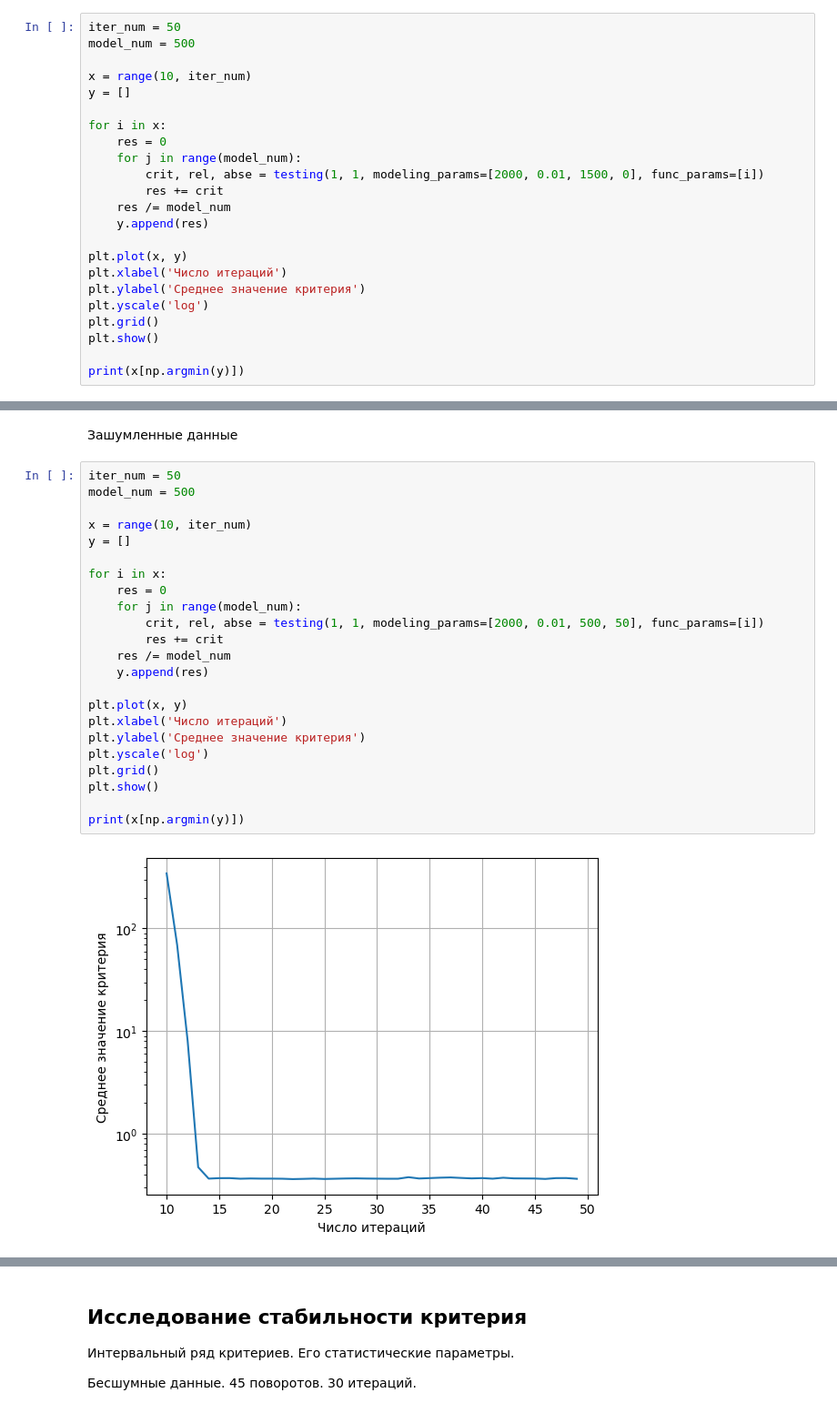
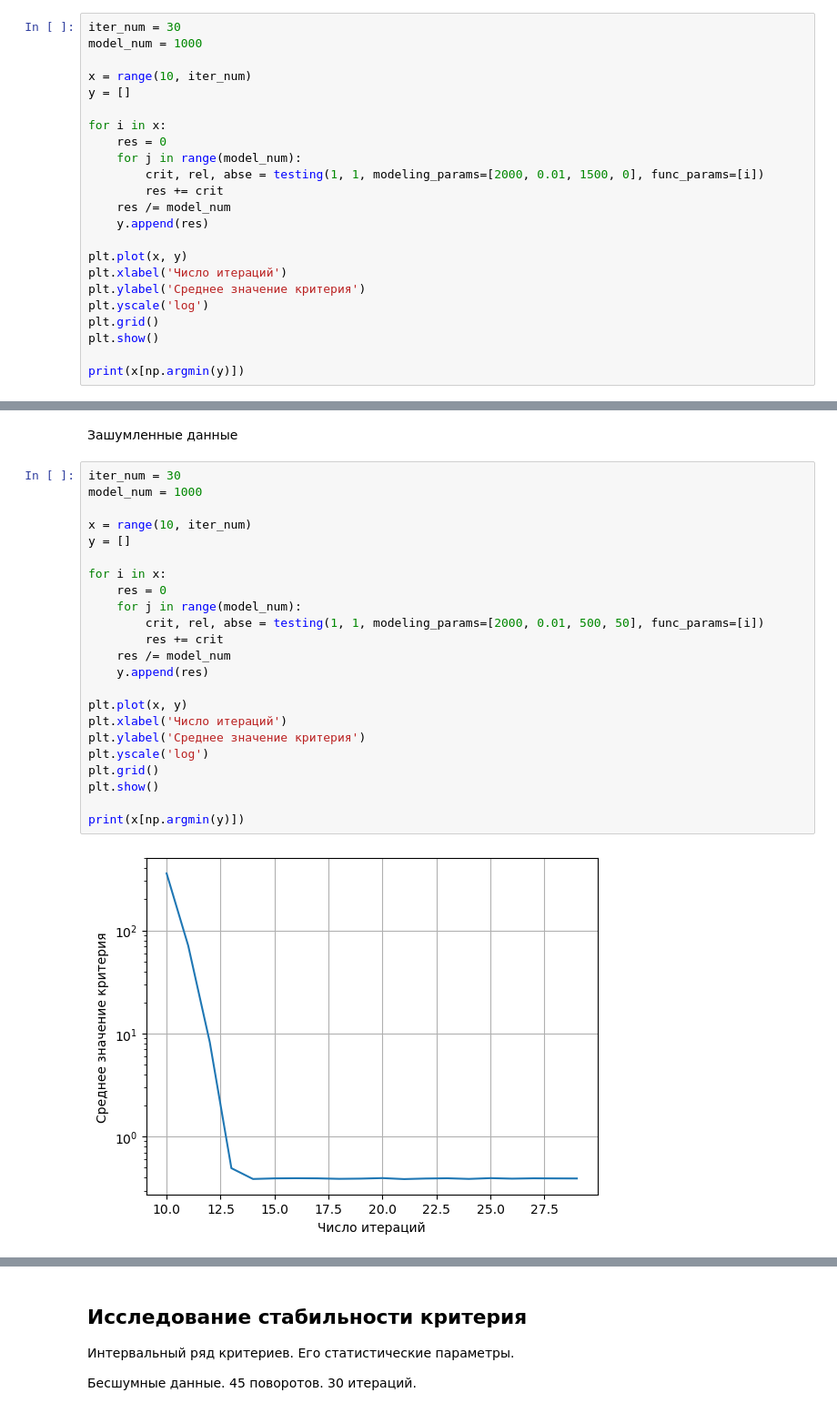
Before and after one commit to tmetelev/scalar_calibration, a Jupyter notebook: research.ipynb, the cells around one changed output, grey strips where cells are left out. Shown at 91% size. Drawn from its saved outputs; the diff is of its cells as text.

```diff
--- a/research.ipynb
+++ b/research.ipynb
@@ -13,8 +13,8 @@ import matplotlib.pyplot as plt
 # %% [markdown]
 Бесшумные данные. 45 поворотов.
 # %%
-iter_num = 50
-model_num = 500
+iter_num = 30
+model_num = 1000
 
 x = range(10, iter_num)
 y = []
@@ -41,27 +41,27 @@ print(x[np.argmin(y)])
 # %% [markdown]
 Зашумленные данные
 # %%
-iter_num = 50
-model_num = 500
+iter_num = 30
+model_num = 1000
 
 x = range(10, iter_num)
 y = []
 
 for i in x:
     res = 0
     for j in range(model_num):
         crit, rel, abse = testing(1, 1, modeling_params=[2000, 0.01, 500, 50], func_params=[i])
         res += crit
     res /= model_num
     y.append(res)
 
 plt.plot(x, y)
 plt.xlabel('Число итераций')
 plt.ylabel('Среднее значение критерия')
 plt.yscale('log')
 plt.grid()
 plt.show()
 
 print(x[np.argmin(y)])
 # %% [output]
-[figure, old version]
+[figure, new version]
```
Also changed, not shown: parts of 12 cells of this notebook, 2 other files.
